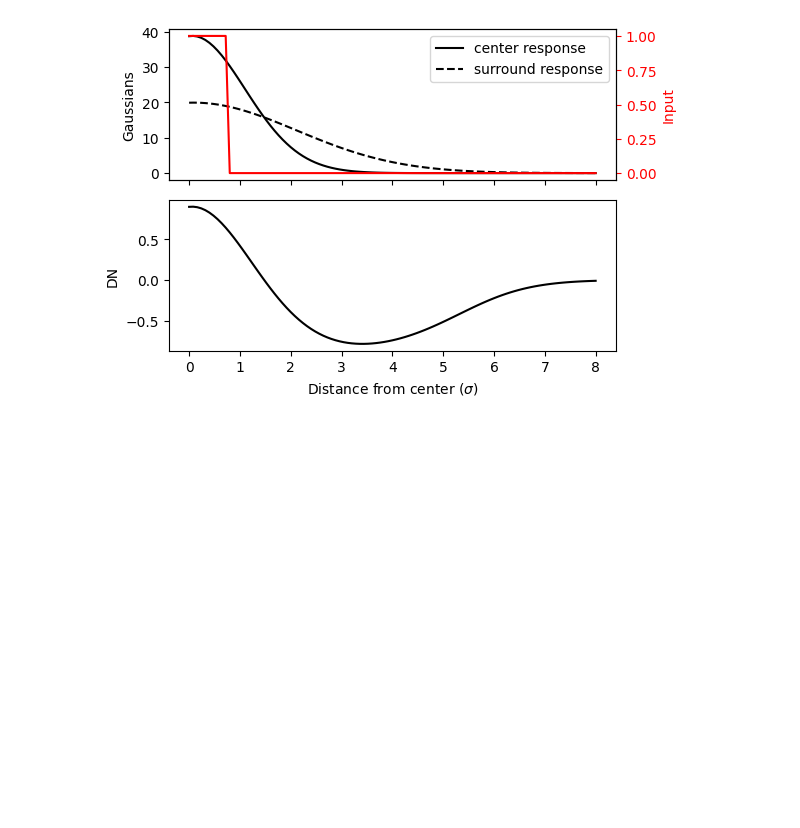
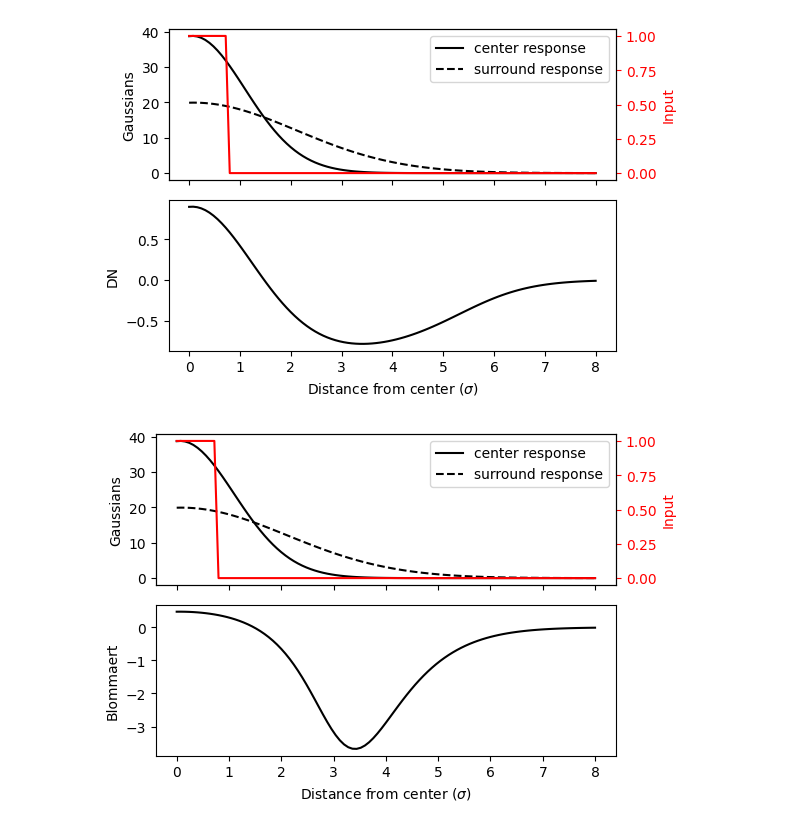
Before and after one commit to ASavageCabbage/divnorm-brightness, a Jupyter notebook: envelope_shapes.ipynb, the cells around one changed output. Saved outputs shown, nothing was run; the diff lists cells and outputs as text; code cells hidden in the pictures; blank space fills up the shorter version.

```diff
--- a/envelope_shapes.ipynb
+++ b/envelope_shapes.ipynb
@@ -1 +1,29 @@
+# %%
+import numpy as np
+import matplotlib.pyplot as plt
+
+
+def gaussian_1d(x, mu=0, std=1):
+    return np.exp(-0.5*((x-mu)/std)**2) / (2*np.pi*std**2)**(1/2)
+
+def subtractive(center, surround):
+    return center - surround
+
+def divisive(center, surround):
+    return (center + 1) / (surround + 1) - 1
+
+def blommaert(center, surround):
+    return (center - surround) / (center + 1)
+
+center_sigma = 1
+surround_sigma = 2
+spread = surround_sigma * 4
+num_datapoints = 101
+plateau_width = 10
+
+x = np.linspace(0, spread, num_datapoints)
+delta_function = np.zeros(x.shape)
+delta_function[0:plateau_width] = 1
+center_response = np.array([np.sum(gaussian_1d(delta_function, mu=xi, std=center_sigma)) for xi in x])
+surround_response = np.array([np.sum(gaussian_1d(delta_function, mu=xi, std=surround_sigma)) for xi in x])
 # %%
@@ -59,3 +62,21 @@ ax1.set_xlabel(r"Distance from center ($\sigma$)")
 fig.tight_layout()
 # %% [output]
 [figure]
+# %%
+fig, (ax0, ax1) = plt.subplots(2, 1, figsize=(6,4), sharex=True)
+ax0_twin = ax0.twinx()
+ax0_twin.plot(x, delta_function, "r-")
+ax0_twin.set_ylabel("Input")
+ax0_twin.yaxis.label.set_color('red')
+ax0_twin.tick_params(axis='y', colors='red')
+
+ax0.plot(x, center_response, "k-", label="center response")
+ax0.plot(x, surround_response, "k--", label="surround response")
+ax0.legend()
+ax0.set_ylabel("Gaussians")
+ax1.plot(x, blommaert(center_response, surround_response), "k-", label="Blommaert-Martens")
+ax1.set_ylabel("Blommaert")
+ax1.set_xlabel(r"Distance from center ($\sigma$)")
+fig.tight_layout()
+# %% [output]
+[figure, added]
```
Also changed, not shown: parts of 1 cell of this notebook.
